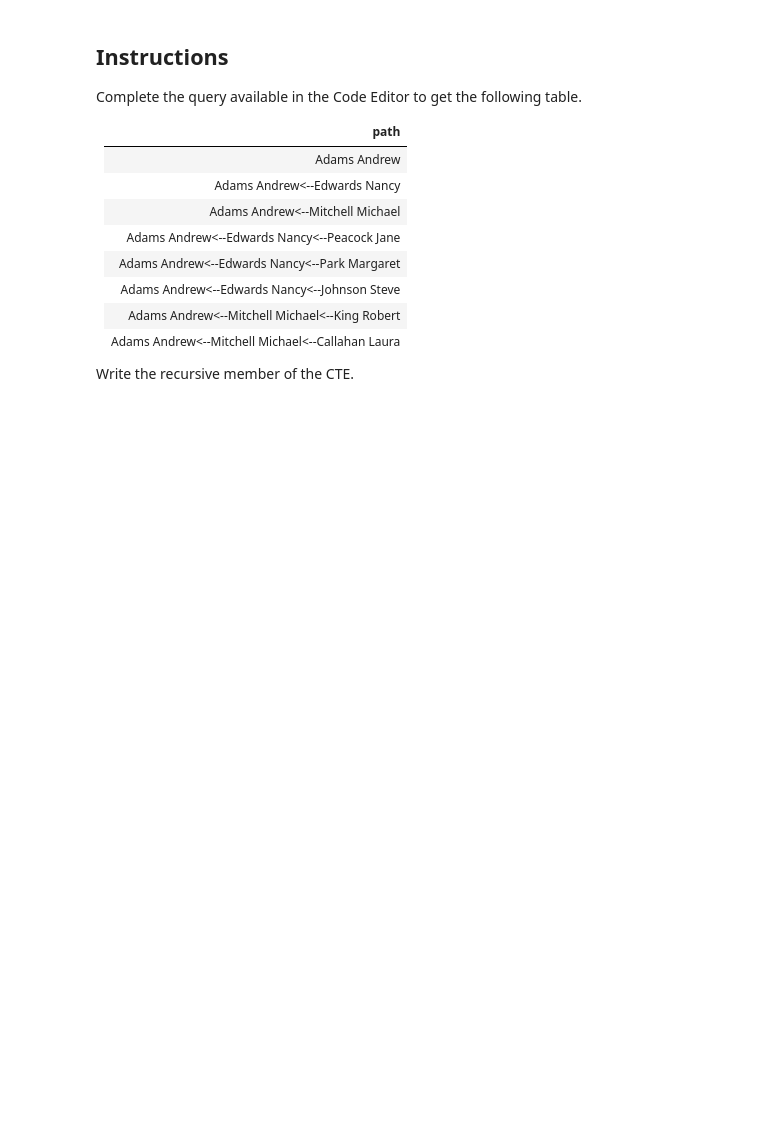
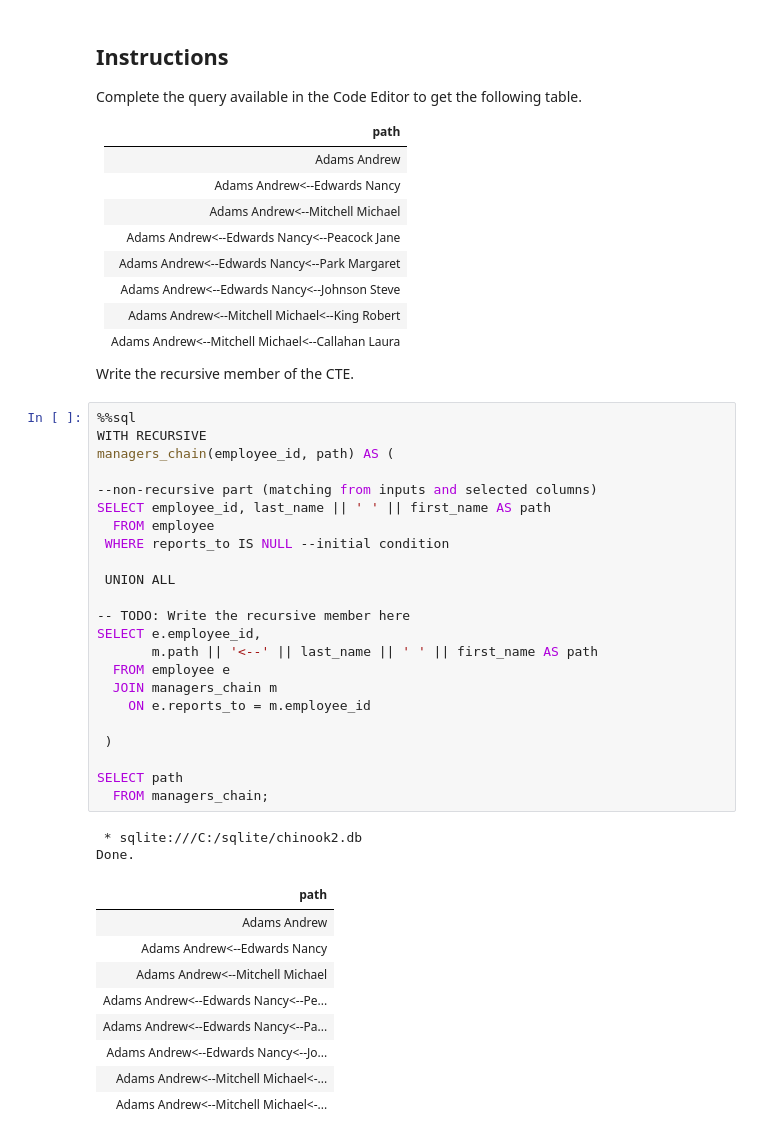
Before and after one commit to TomazFilgueira/Dq_Datascientist, a Jupyter notebook: 5 - Working with Datasources using SQL/5.5 - SQL Subqueries/5.5.4 - Common Table Expressions in SQL.ipynb, the cells around one changed output. Cells and saved outputs as stored; diff of their text form; blank space fills up the shorter version.

```diff
--- a/5 - Working with Datasources using SQL/5.5 - SQL Subqueries/5.5.4 - Common Table Expressions in SQL.ipynb
+++ b/5 - Working with Datasources using SQL/5.5 - SQL Subqueries/5.5.4 - Common Table Expressions in SQL.ipynb
@@ -325,3 +327,38 @@ Complete the query available in the Code Editor to get the following table.
 
 
 Write the recursive member of the CTE.
+# %%
+%%sql
+WITH RECURSIVE
+managers_chain(employee_id, path) AS (
+
+--non-recursive part (matching from inputs and selected columns)
+SELECT employee_id, last_name || ' ' || first_name AS path
+  FROM employee
+ WHERE reports_to IS NULL --initial condition
+
+ UNION ALL
+
+-- TODO: Write the recursive member here
+SELECT e.employee_id,
+       m.path || '<--' || last_name || ' ' || first_name AS path
+  FROM employee e
+  JOIN managers_chain m
+    ON e.reports_to = m.employee_id
+
+ )
+
+SELECT path
+  FROM managers_chain;
+# %% [output]
+ * sqlite:///C:/sqlite/chinook2.db
+Done.
+| path |
+| Adams Andrew |
+| Adams Andrew<--Edwards Nancy |
+| Adams Andrew<--Mitchell Michael |
+| Adams Andrew<--Edwards Nancy<--Pe... |
+| Adams Andrew<--Edwards Nancy<--Pa... |
+| Adams Andrew<--Edwards Nancy<--Jo... |
+| Adams Andrew<--Mitchell Michael<-... |
+| Adams Andrew<--Mitchell Michael<-... |
```
Also changed, not shown: parts of 1 cell of this notebook.
